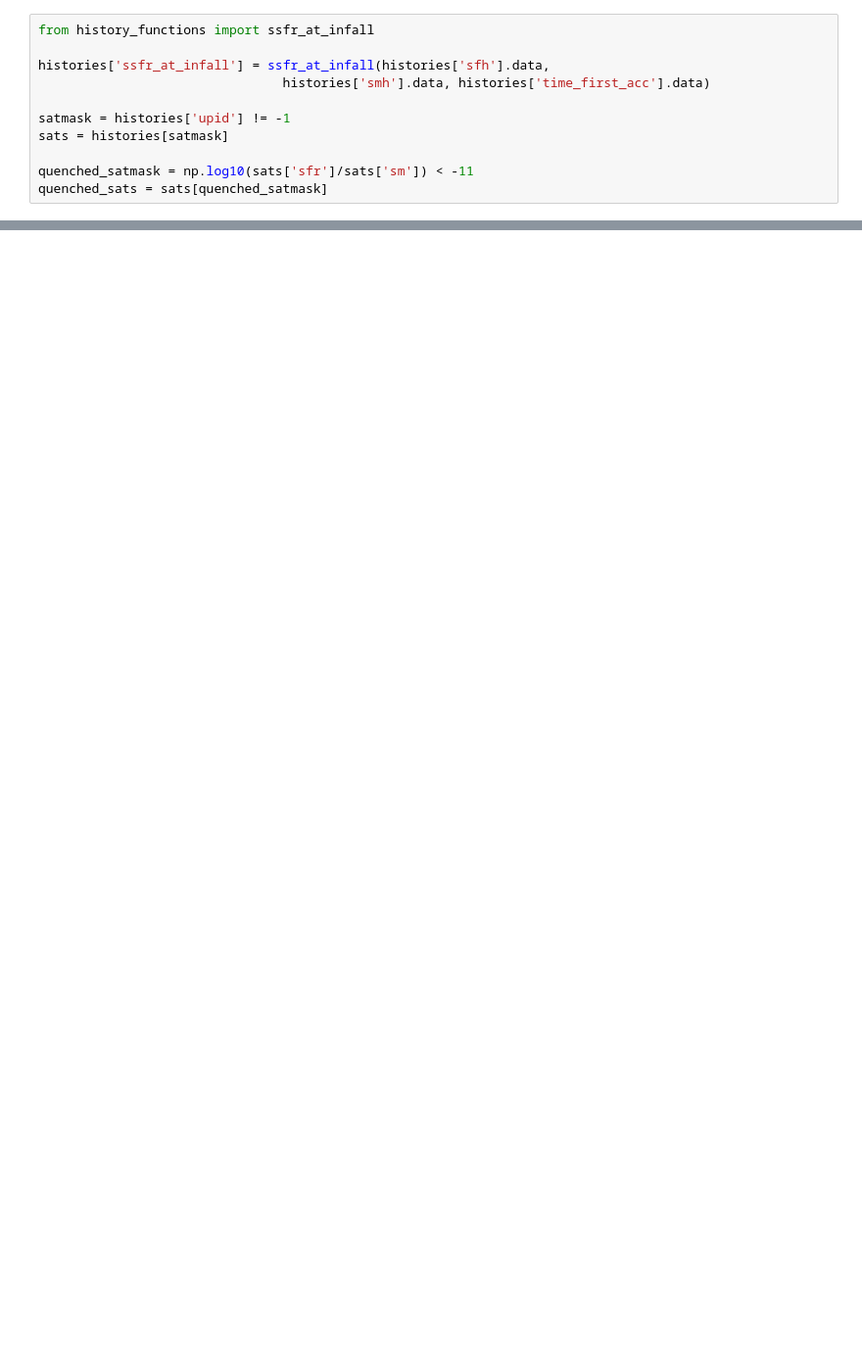
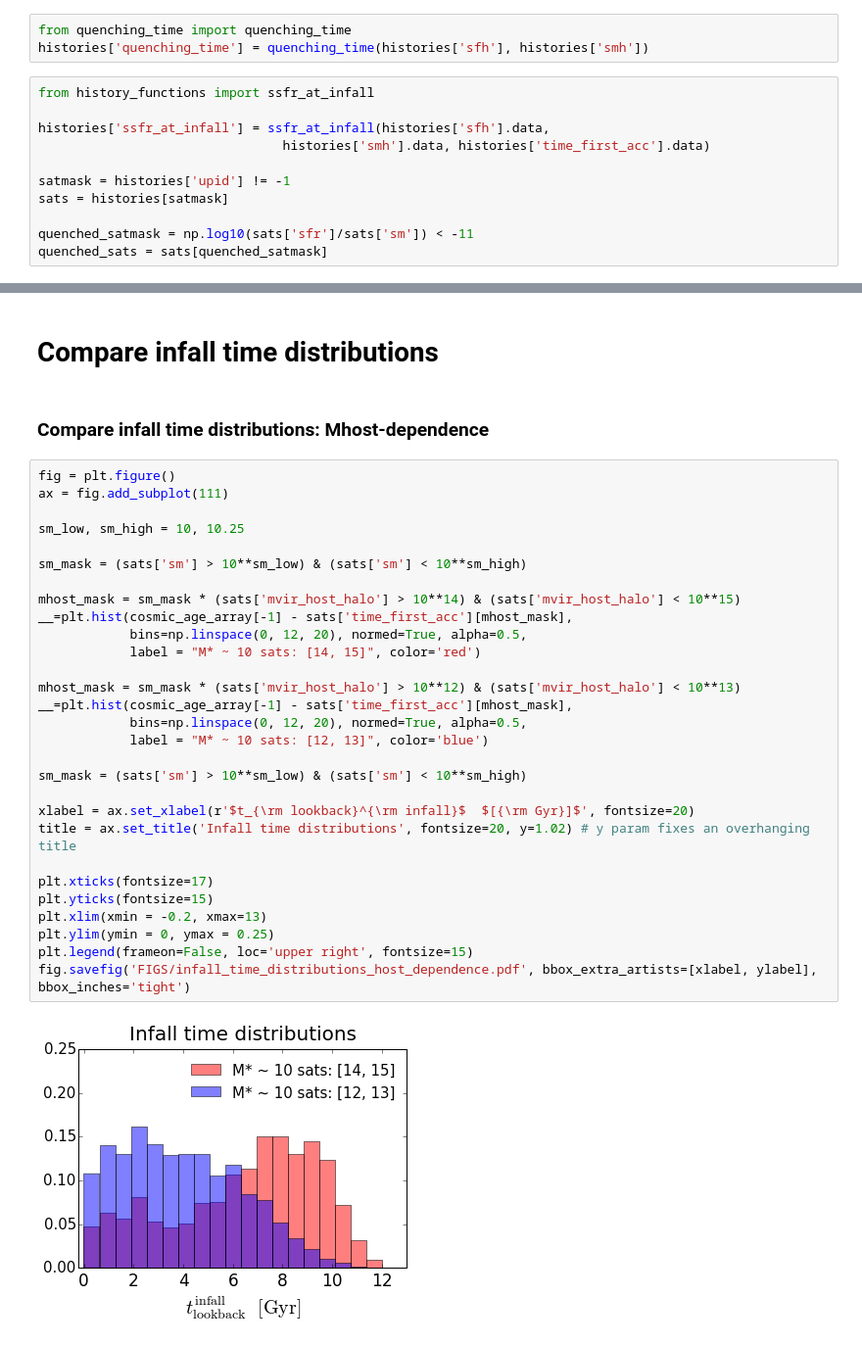
Before and after one commit to aphearin/time_evolving_cam_utils, a Jupyter notebook: fraction_quenched_after_infall.ipynb, the cells around one changed output, grey strips where cells are left out. Shown at 98% size. Saved outputs shown, nothing was run; the diff lists cells and outputs as text; blank space fills up the shorter version.

```diff
--- a/fraction_quenched_after_infall.ipynb
+++ b/fraction_quenched_after_infall.ipynb
@@ -8,6 +8,9 @@ dirname = "/Users/aphearin/Dropbox/UniverseMachine/data/histories/prelim_sfh_red
 history_fname = "sfh_catalog_1.002310_smcut_9.50_value_added_histories.hdf5"
 histories = Table.read(os.path.join(dirname, history_fname), path='data')
 cosmic_age_array = np.load(os.path.join(dirname, 'times.npy'))
+# %%
+from quenching_time import quenching_time
+histories['quenching_time'] = quenching_time(histories['sfh'], histories['smh'])
 # %%
 from history_functions import ssfr_at_infall
 
@@ -55,0 +123,35 @@ fig.savefig('FIGS/post_infall_quenching_fractions.pdf', bbox_extra_artists=[xlab
+# %% [markdown]
+# Compare infall time distributions
+# %% [markdown]
+### Compare infall time distributions: Mhost-dependence
+# %%
+fig = plt.figure()
+ax = fig.add_subplot(111)
+
+sm_low, sm_high = 10, 10.25
+
+sm_mask = (sats['sm'] > 10**sm_low) & (sats['sm'] < 10**sm_high)
+
+mhost_mask = sm_mask * (sats['mvir_host_halo'] > 10**14) & (sats['mvir_host_halo'] < 10**15)
+__=plt.hist(cosmic_age_array[-1] - sats['time_first_acc'][mhost_mask],
+            bins=np.linspace(0, 12, 20), normed=True, alpha=0.5,
+            label = "M* ~ 10 sats: [14, 15]", color='red')
+
+mhost_mask = sm_mask * (sats['mvir_host_halo'] > 10**12) & (sats['mvir_host_halo'] < 10**13)
+__=plt.hist(cosmic_age_array[-1] - sats['time_first_acc'][mhost_mask],
+            bins=np.linspace(0, 12, 20), normed=True, alpha=0.5,
+            label = "M* ~ 10 sats: [12, 13]", color='blue')
+
+sm_mask = (sats['sm'] > 10**sm_low) & (sats['sm'] < 10**sm_high)
+
+xlabel = ax.set_xlabel(r'$t_{\rm lookback}^{\rm infall}$  $[{\rm Gyr}]$', fontsize=20)
+title = ax.set_title('Infall time distributions', fontsize=20, y=1.02) # y param fixes an overhanging title
+
+plt.xticks(fontsize=17)
+plt.yticks(fontsize=15)
+plt.xlim(xmin = -0.2, xmax=13)
+plt.ylim(ymin = 0, ymax = 0.25)
+plt.legend(frameon=False, loc='upper right', fontsize=15)
+fig.savefig('FIGS/infall_time_distributions_host_dependence.pdf', bbox_extra_artists=[xlabel, ylabel], bbox_inches='tight')
+# %% [output]
+[figure, added]
```
Also changed, not shown: parts of 13 cells of this notebook, 7 other files.
